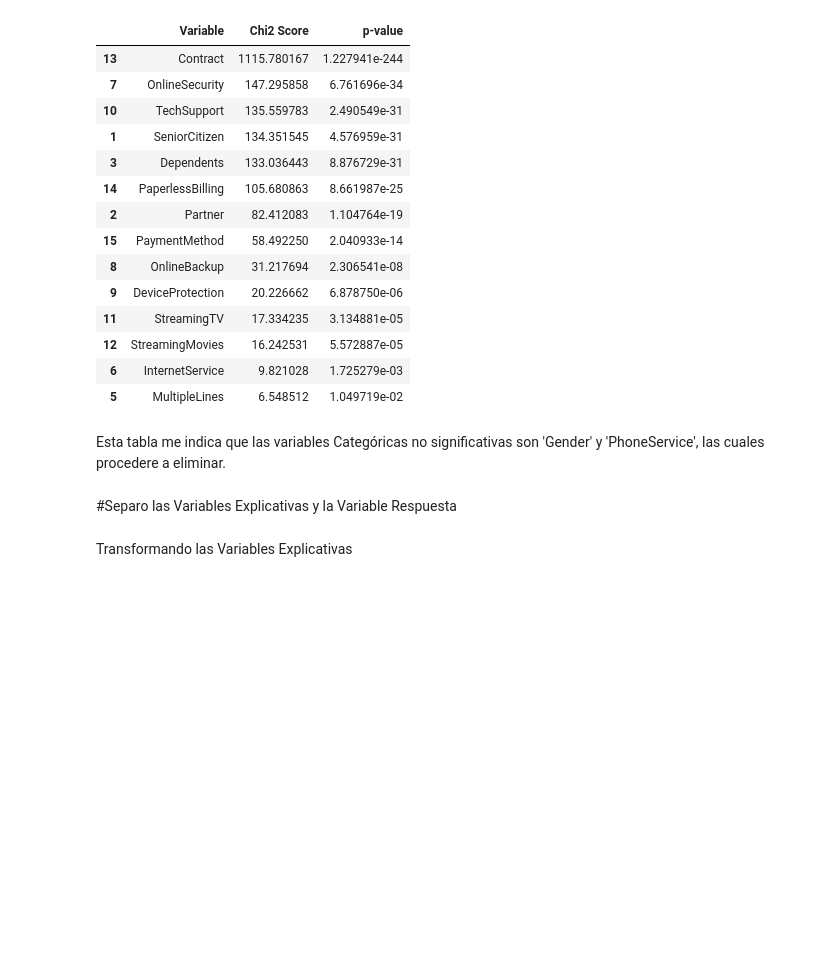
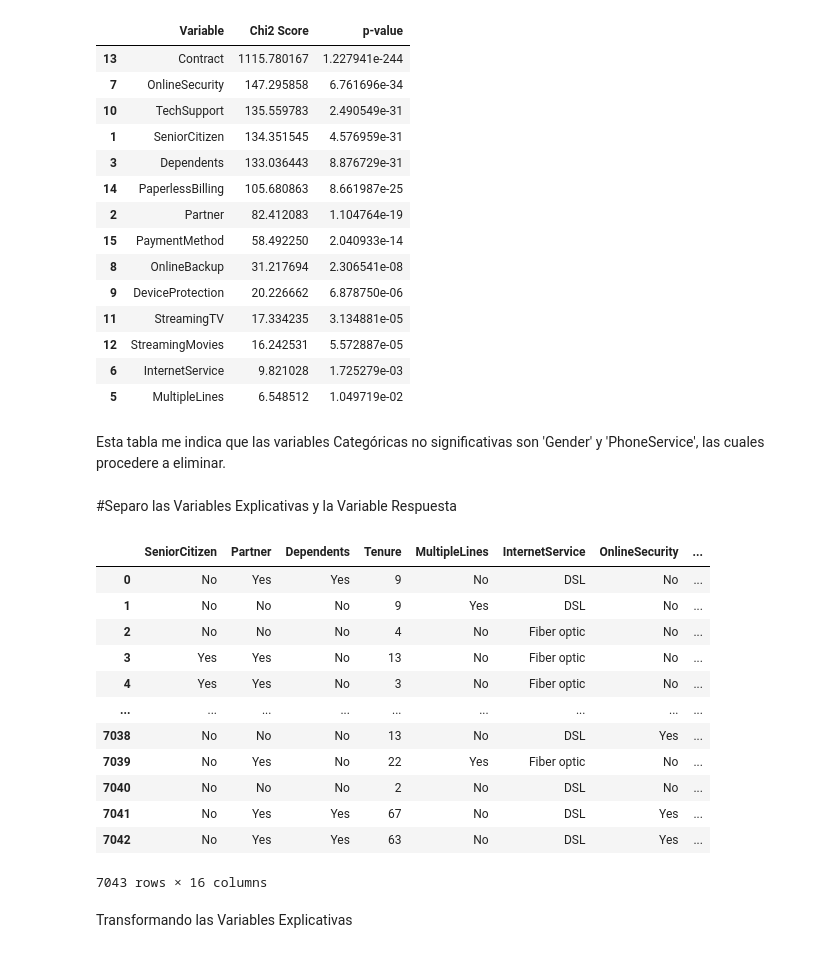
Before and after one commit to rociocelestial/Challenge3-Data-Science, a Jupyter notebook: TelecomX_parte_2.ipynb, the cells around one changed output. Cells and saved outputs as stored; diff of their text form; code cells hidden in the pictures; blank space fills up the shorter version.

```diff
--- a/TelecomX_parte_2.ipynb
+++ b/TelecomX_parte_2.ipynb
@@ -224,5 +224,21 @@ datos = datos.drop(columns=['Gender','PhoneService'])
 # %%
 X = datos.drop ('Churn', axis=1)
 y = datos ['Churn']
+# %%
+X
+# %% [output]
+|  | SeniorCitizen | Partner | Dependents | Tenure | MultipleLines | InternetService | OnlineSecurity | ... |
+| 0 | No | Yes | Yes | 9 | No | DSL | No | ... |
+| 1 | No | No | No | 9 | Yes | DSL | No | ... |
+| 2 | No | No | No | 4 | No | Fiber optic | No | ... |
+| 3 | Yes | Yes | No | 13 | No | Fiber optic | No | ... |
+| 4 | Yes | Yes | No | 3 | No | Fiber optic | No | ... |
+| ... | ... | ... | ... | ... | ... | ... | ... | ... |
+| 7038 | No | No | No | 13 | No | DSL | Yes | ... |
+| 7039 | No | Yes | No | 22 | Yes | Fiber optic | No | ... |
+| 7040 | No | No | No | 2 | No | DSL | No | ... |
+| 7041 | No | Yes | Yes | 67 | No | DSL | Yes | ... |
+| 7042 | No | Yes | Yes | 63 | No | DSL | Yes | ... |
+7043 rows × 16 columns
 # %% [markdown]
 Transformando las Variables Explicativas
```
Also changed, not shown: parts of 14 cells of this notebook.
